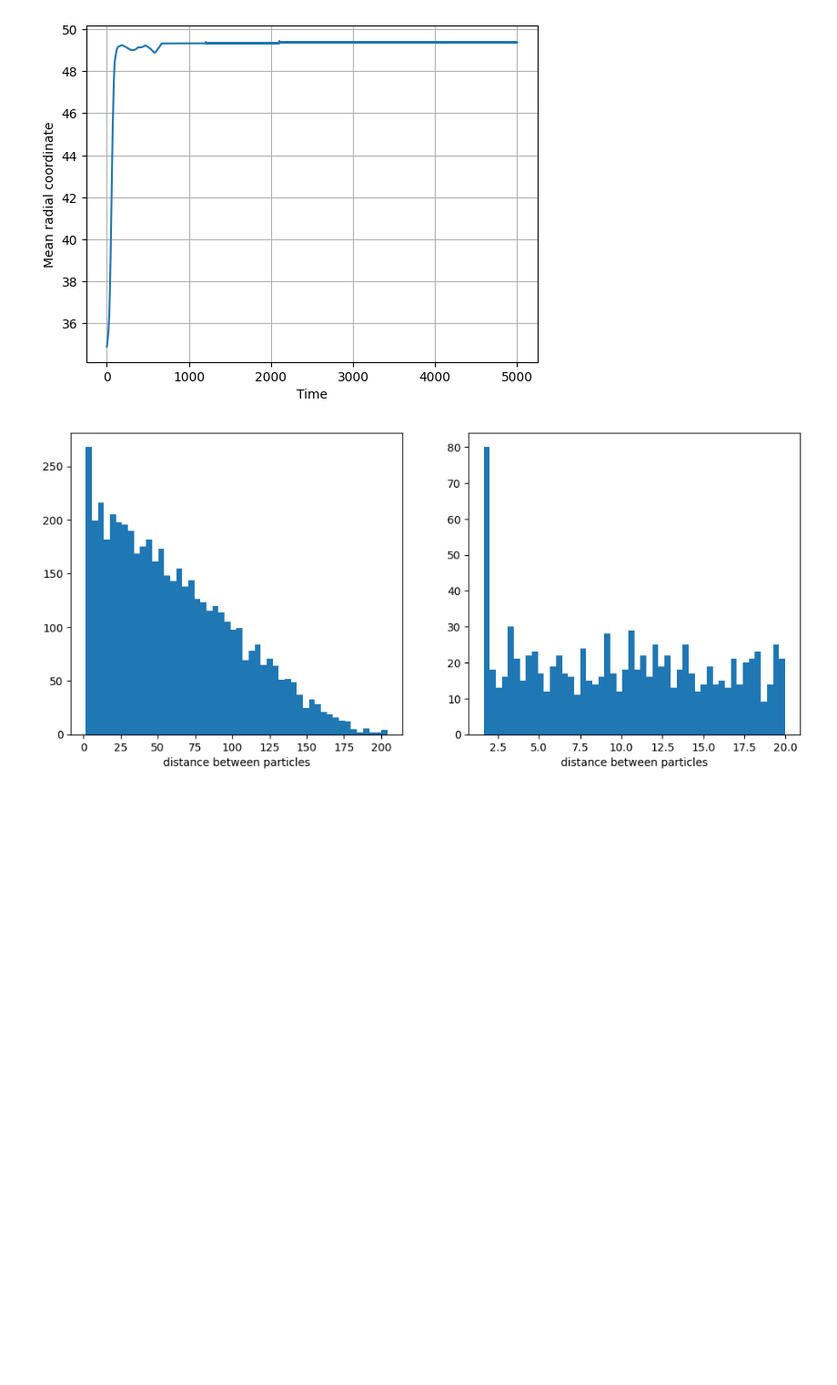
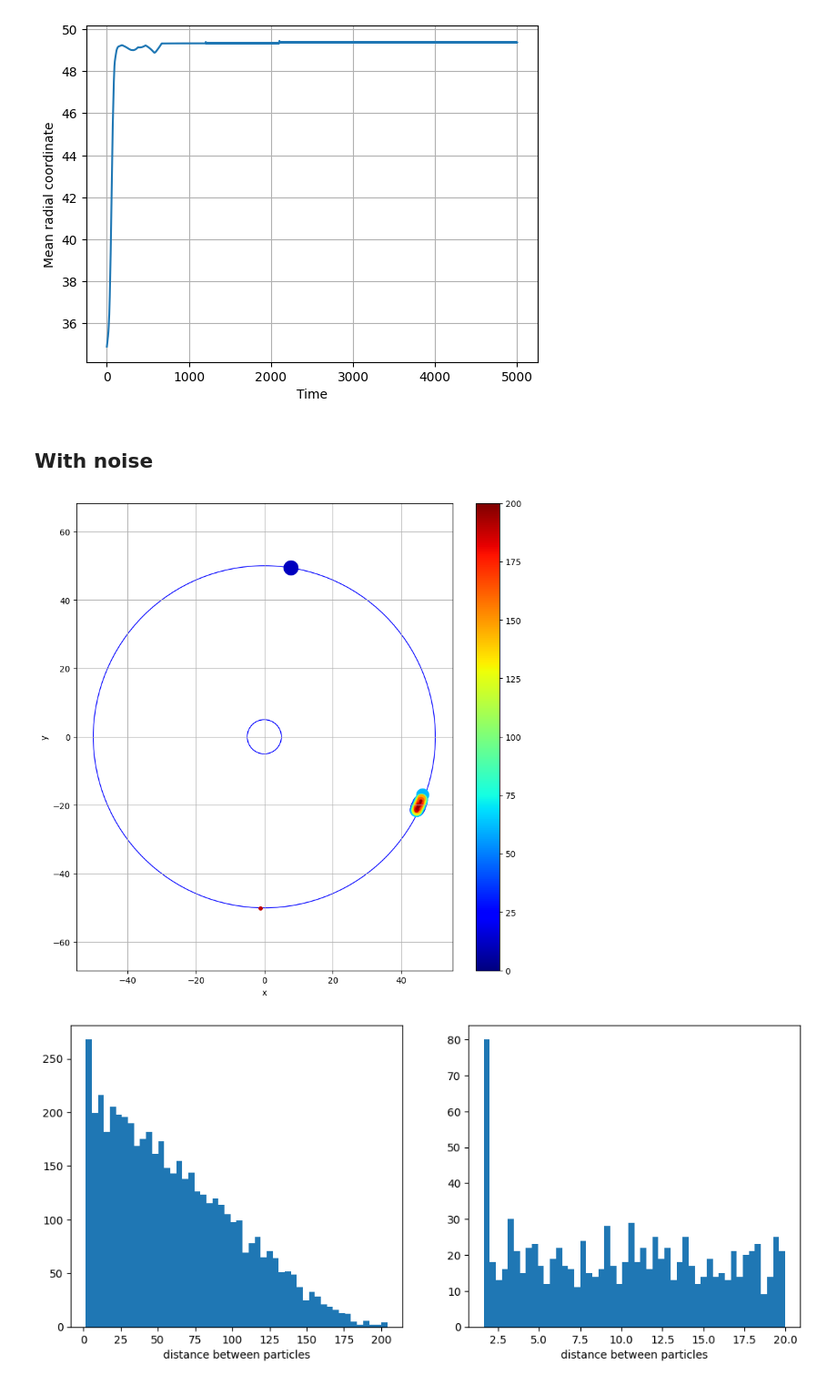
Before and after one commit to dzinty/microswimmers, a Jupyter notebook: many_swimmers_euler.ipynb, the cells around one changed output. Shown at 91% size. Drawn from its saved outputs; the diff is of its cells as text; code cells hidden in the pictures; blank space fills up the shorter version.

```diff
--- a/many_swimmers_euler.ipynb
+++ b/many_swimmers_euler.ipynb
@@ -136,7 +147,8 @@ eta = 1 # viscosity
 R1 = 5 * R # inner radius
 R2 = 50 * R # outer radius
 L = 200 * R # length
-Omega = 0.1 # inner rotation speed
+#Omega = 0.1 # inner rotation speed
+Omega = 5 # inner rotation speed
 
 beta = 200
 #beta = 1/200
@@ -145,6 +157,7 @@ A = - Omega / (R2 ** 2 / R1 ** 2 - 1)
 B = Omega * R2 ** 2 / (R2 ** 2 / R1 ** 2 - 1)
 
 Omega_crit = ((R2 / R1) ** 2 - 1) / 2 / beta
+#print(Omega_crit)
 
 if Omega > Omega_crit:
     T_tumb = 4 * np.pi * beta / np.sqrt(4 * A **2 * beta ** 2 - 1)
@@ -503,8 +518,14 @@ plot_angle(Rs_sol, 50)
 plot_R_mean(Rs_sol)
 # %% [output]
 [figure]
+# %% [markdown]
+## With noise
 # %%
 ps_sol_noisy, Rs_sol_noisy, t_noisy = solver(euler, N, np.array(p0s), np.array(R0s), 0.1, 5000, noise = True)
+# %%
+plot_2d(Rs_sol_noisy[:,-1,:])
+# %% [output]
+[figure, added]
 # %%
 plot_dist(Rs_sol_noisy, 20 * R, 50)
 # %% [output]
```
Also changed, not shown: parts of 21 cells of this notebook.
